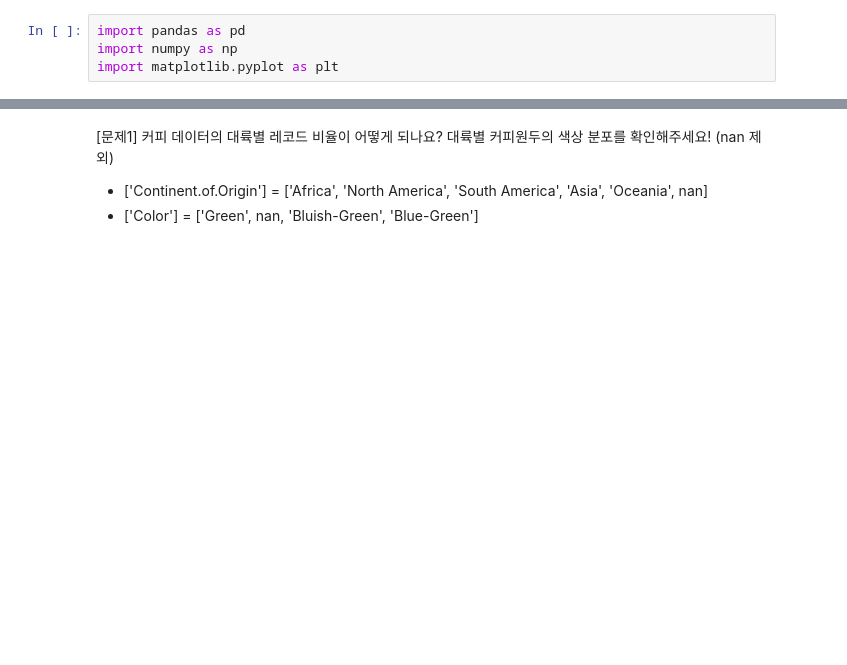
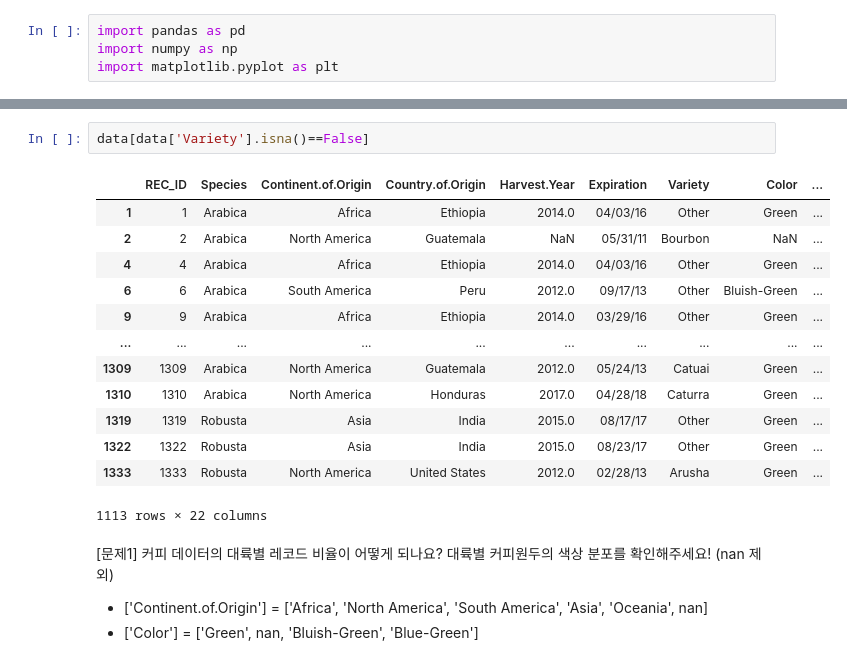
Before and after one commit to yeseuly/Python-palette, a Jupyter notebook: homework/hw4/submit/hw4_yeseuly.ipynb, the cells around one changed output, grey strips where cells are left out. Saved outputs shown, nothing was run; the diff lists cells and outputs as text; blank space fills up the shorter version.

```diff
--- a/homework/hw4/submit/hw4_yeseuly.ipynb
+++ b/homework/hw4/submit/hw4_yeseuly.ipynb
@@ -12,3 +52,19 @@ data = pd.read_csv("data/Coffee_Qlty.csv")
+# %%
+data[data['Variety'].isna()==False]
+# %% [output]
+|  | REC_ID | Species | Continent.of.Origin | Country.of.Origin | Harvest.Year | Expiration | Variety | Color | ... |
+| 1 | 1 | Arabica | Africa | Ethiopia | 2014.0 | 04/03/16 | Other | Green | ... |
+| 2 | 2 | Arabica | North America | Guatemala | NaN | 05/31/11 | Bourbon | NaN | ... |
+| 4 | 4 | Arabica | Africa | Ethiopia | 2014.0 | 04/03/16 | Other | Green | ... |
+| 6 | 6 | Arabica | South America | Peru | 2012.0 | 09/17/13 | Other | Bluish-Green | ... |
+| 9 | 9 | Arabica | Africa | Ethiopia | 2014.0 | 03/29/16 | Other | Green | ... |
+| ... | ... | ... | ... | ... | ... | ... | ... | ... | ... |
+| 1309 | 1309 | Arabica | North America | Guatemala | 2012.0 | 05/24/13 | Catuai | Green | ... |
+| 1310 | 1310 | Arabica | North America | Honduras | 2017.0 | 04/28/18 | Caturra | Green | ... |
+| 1319 | 1319 | Robusta | Asia | India | 2015.0 | 08/17/17 | Other | Green | ... |
+| 1322 | 1322 | Robusta | Asia | India | 2015.0 | 08/23/17 | Other | Green | ... |
+| 1333 | 1333 | Robusta | North America | United States | 2012.0 | 02/28/13 | Arusha | Green | ... |
+1113 rows × 22 columns
 # %% [markdown]
 [문제1] 커피 데이터의 대륙별 레코드 비율이 어떻게 되나요? 대륙별 커피원두의 색상 분포를 확인해주세요! (nan 제외)
 - ['Continent.of.Origin'] = ['Africa', 'North America', 'South America', 'Asia', 'Oceania', nan]
```
Also changed, not shown: parts of 5 cells of this notebook, 2 other files.
